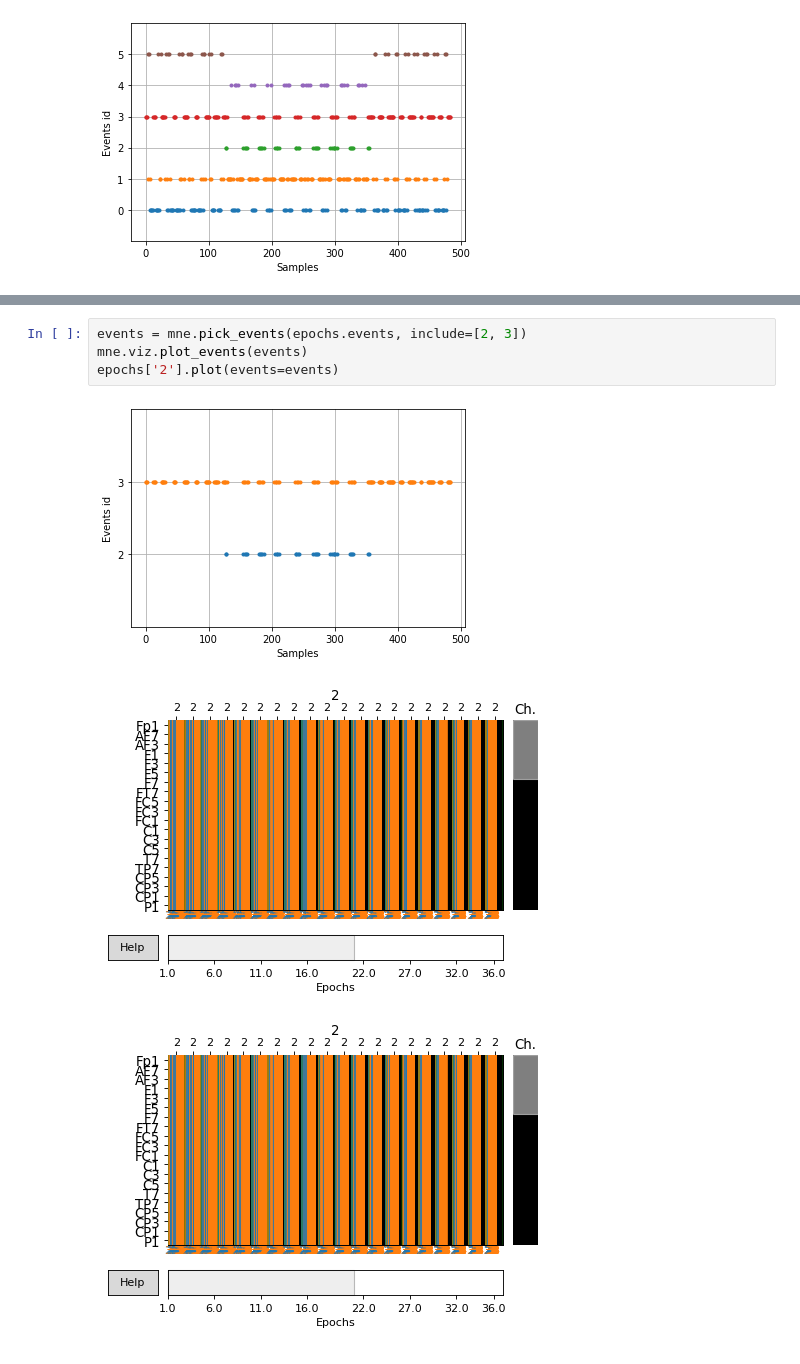
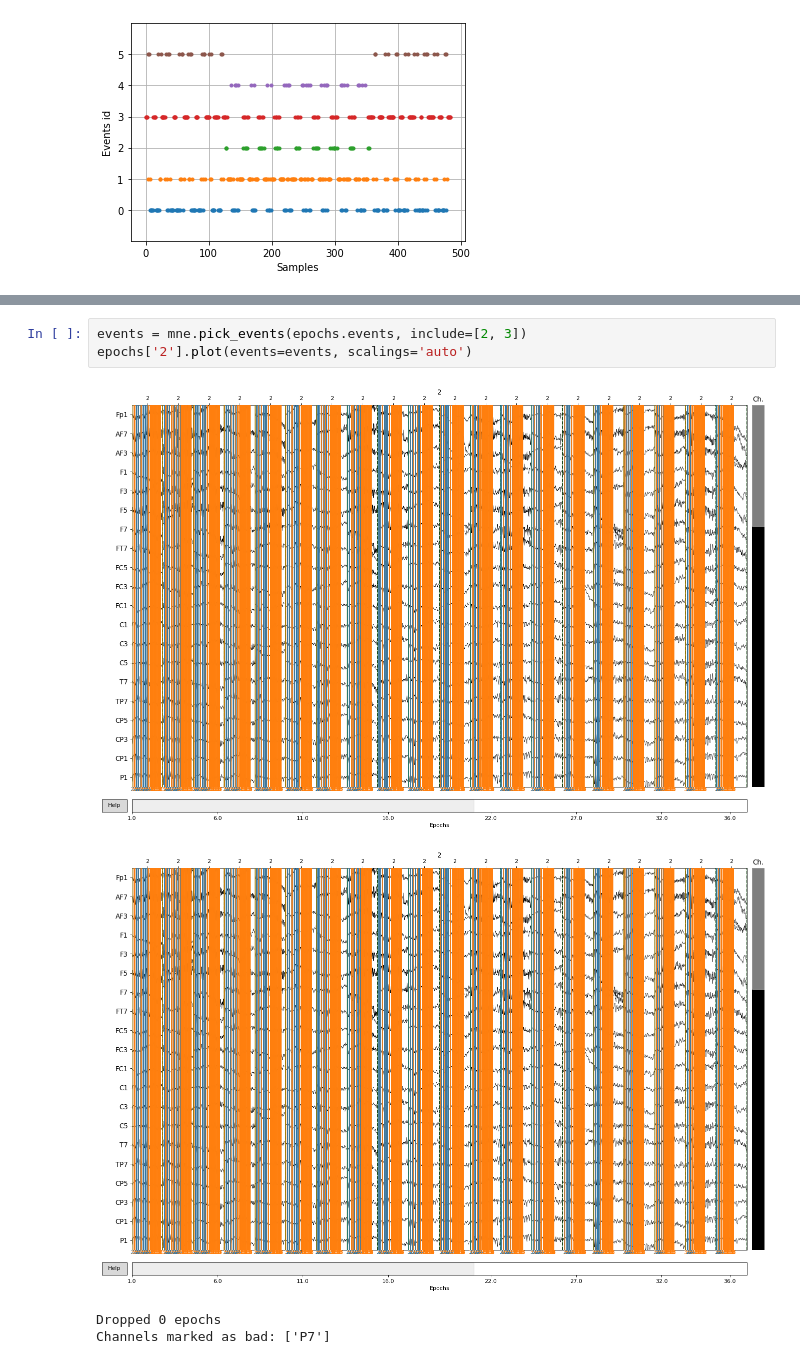
Before and after one commit to aath0/AlgorithmsNeuroscience, a Jupyter notebook: Tutorials/study1.ipynb, the cells around one changed output, grey strips where cells are left out. Drawn from its saved outputs; the diff is of its cells as text.

```diff
--- a/Tutorials/study1.ipynb
+++ b/Tutorials/study1.ipynb
@@ -124,8 +127,8 @@ epochs.plot(block=True)
 # %%
 events = mne.pick_events(epochs.events, include=[2, 3])
-mne.viz.plot_events(events)
-epochs['2'].plot(events=events)
+epochs['2'].plot(events=events, scalings='auto')
 # %% [output]
-[figure, old version]
+[figure, new version]
-[figure, old version]
+[figure, new version]
-[figure, removed]
+Dropped 0 epochs
+Channels marked as bad: ['P7']
```
Also changed, not shown: parts of 1 cell of this notebook.
